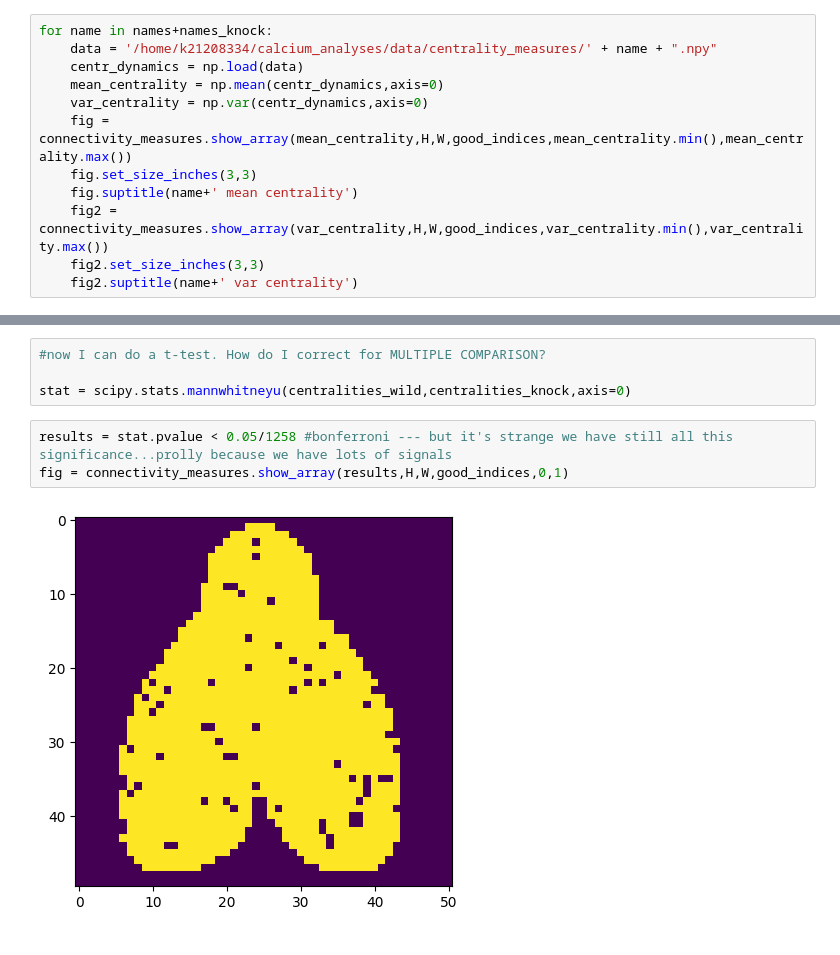
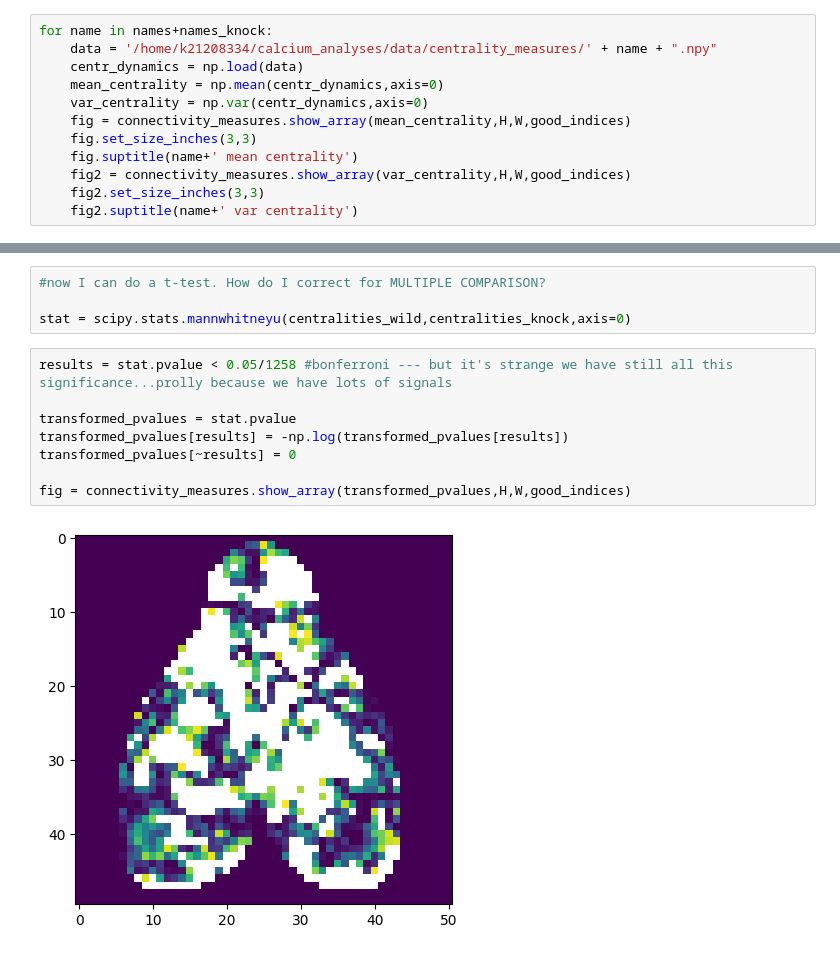
Before and after one commit to alteriis/calcium_dynamics, a Jupyter notebook: analyze/Analyze Centrality Dynamics.ipynb, the cells around one changed output, grey strips where cells are left out. Cells and saved outputs as stored; diff of their text form.

Commit message:
added statistical testing to analysis of centrality dynamics

```diff
--- a/analyze/Analyze Centrality Dynamics.ipynb
+++ b/analyze/Analyze Centrality Dynamics.ipynb
@@ -32,10 +32,10 @@ for name in names+names_knock:
     centr_dynamics = np.load(data)
     mean_centrality = np.mean(centr_dynamics,axis=0)
     var_centrality = np.var(centr_dynamics,axis=0)
-    fig = connectivity_measures.show_array(mean_centrality,H,W,good_indices,mean_centrality.min(),mean_centrality.max())
+    fig = connectivity_measures.show_array(mean_centrality,H,W,good_indices)
     fig.set_size_inches(3,3)
     fig.suptitle(name+' mean centrality')
-    fig2 = connectivity_measures.show_array(var_centrality,H,W,good_indices,var_centrality.min(),var_centrality.max())
+    fig2 = connectivity_measures.show_array(var_centrality,H,W,good_indices)
     fig2.set_size_inches(3,3)
     fig2.suptitle(name+' var centrality')
 # %% [output]
@@ -112,6 +112,11 @@ Text(0.5, 0.98, 'NRXN71.2A var centrality wild')
 stat = scipy.stats.mannwhitneyu(centralities_wild,centralities_knock,axis=0)
 # %%
 results = stat.pvalue < 0.05/1258 #bonferroni --- but it's strange we have still all this significance...prolly because we have lots of signals
-fig = connectivity_measures.show_array(results,H,W,good_indices,0,1)
+
+transformed_pvalues = stat.pvalue
+transformed_pvalues[results] = -np.log(transformed_pvalues[results])
+transformed_pvalues[~results] = 0
+
+fig = connectivity_measures.show_array(transformed_pvalues,H,W,good_indices)
 # %% [output]
-[figure, old version]
+[figure, new version]
```
Also changed, not shown: parts of 3 cells of this notebook.
